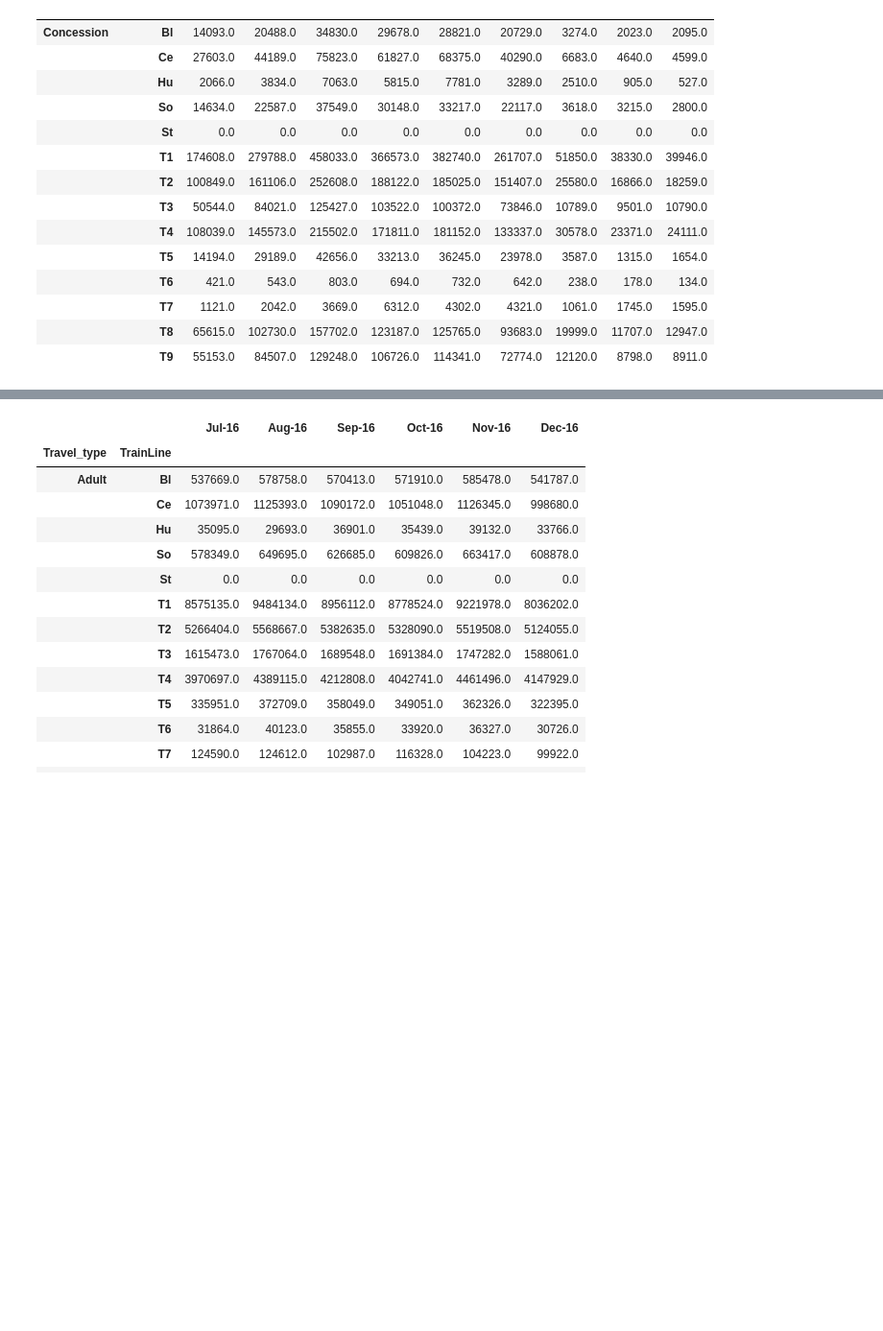
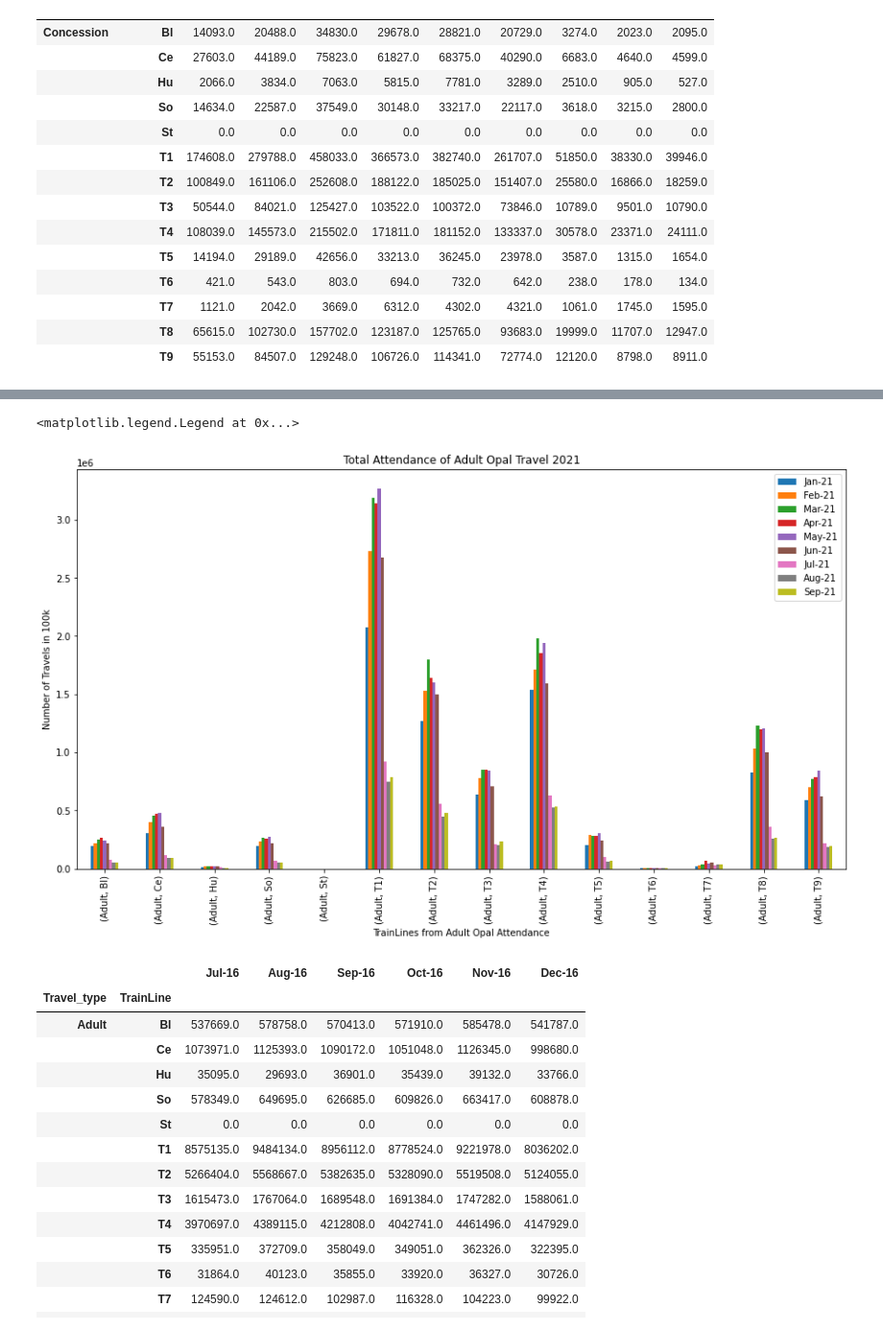
Before and after one commit to lionscanroar/Transport-Analysis, a Jupyter notebook: Project Main .ipynb, the cells around one changed output, grey strips where cells are left out. Shown at 96% size. Saved outputs shown, nothing was run; the diff lists cells and outputs as text; code cells hidden in the pictures; blank space fills up the shorter version.

```diff
--- a/Project Main .ipynb
+++ b/Project Main .ipynb
@@ -517,3 +500,12 @@ Text(0, 0.5, 'Number of hits')
+# %%
+plot = sumadult21.plot(kind='bar',figsize=(15,8), title="Total Attendance of Adult Opal Travel 2021")
+
+plot.set_xlabel("TrainLines from Adult Opal Attendance")
+plot.set_ylabel("Number of Travels in 100k")
+plot.legend()
+# %% [output]
+<matplotlib.legend.Legend at 0x...>
+[figure, added]
 # %%
 sum2016 = adult16.sum()
 sum2017 = adult17.sum()
```
Also changed, not shown: parts of 72 cells of this notebook, 1 other file.
